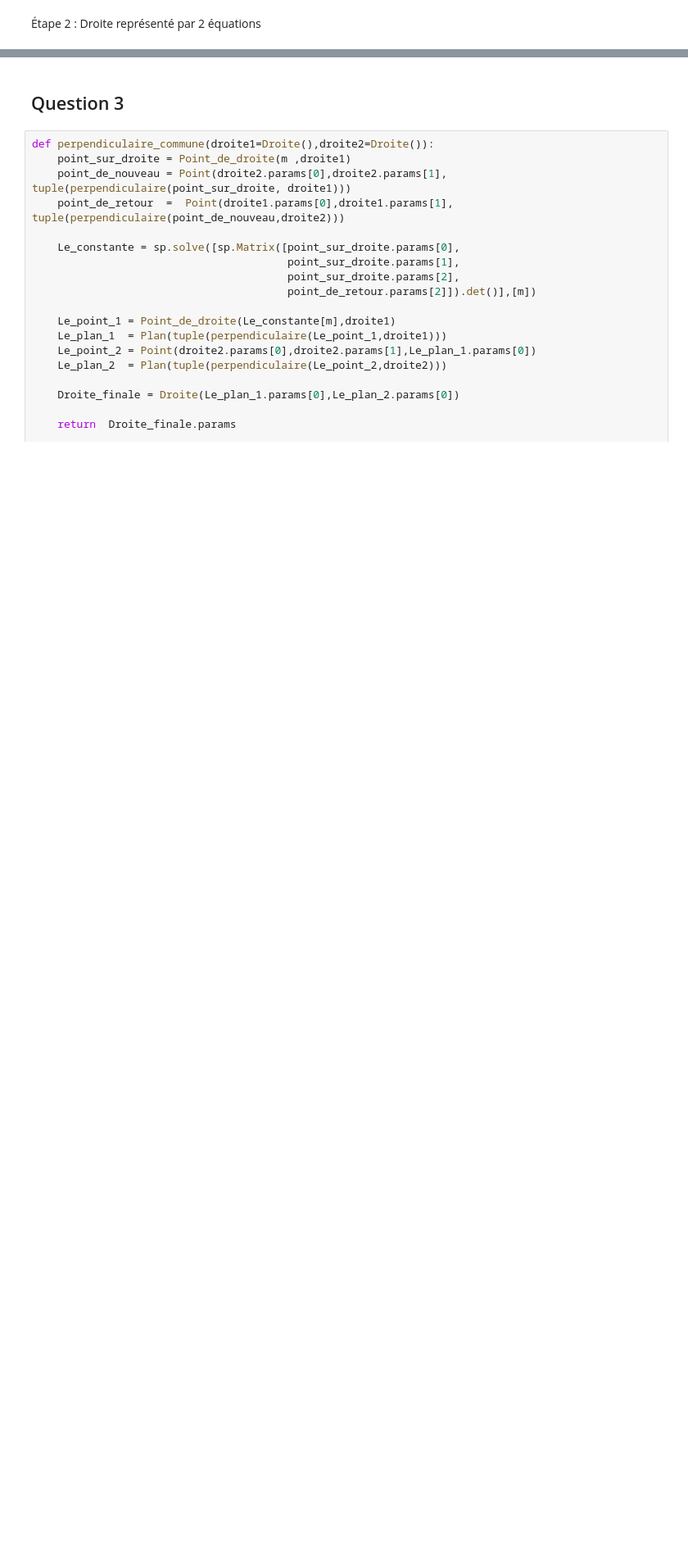
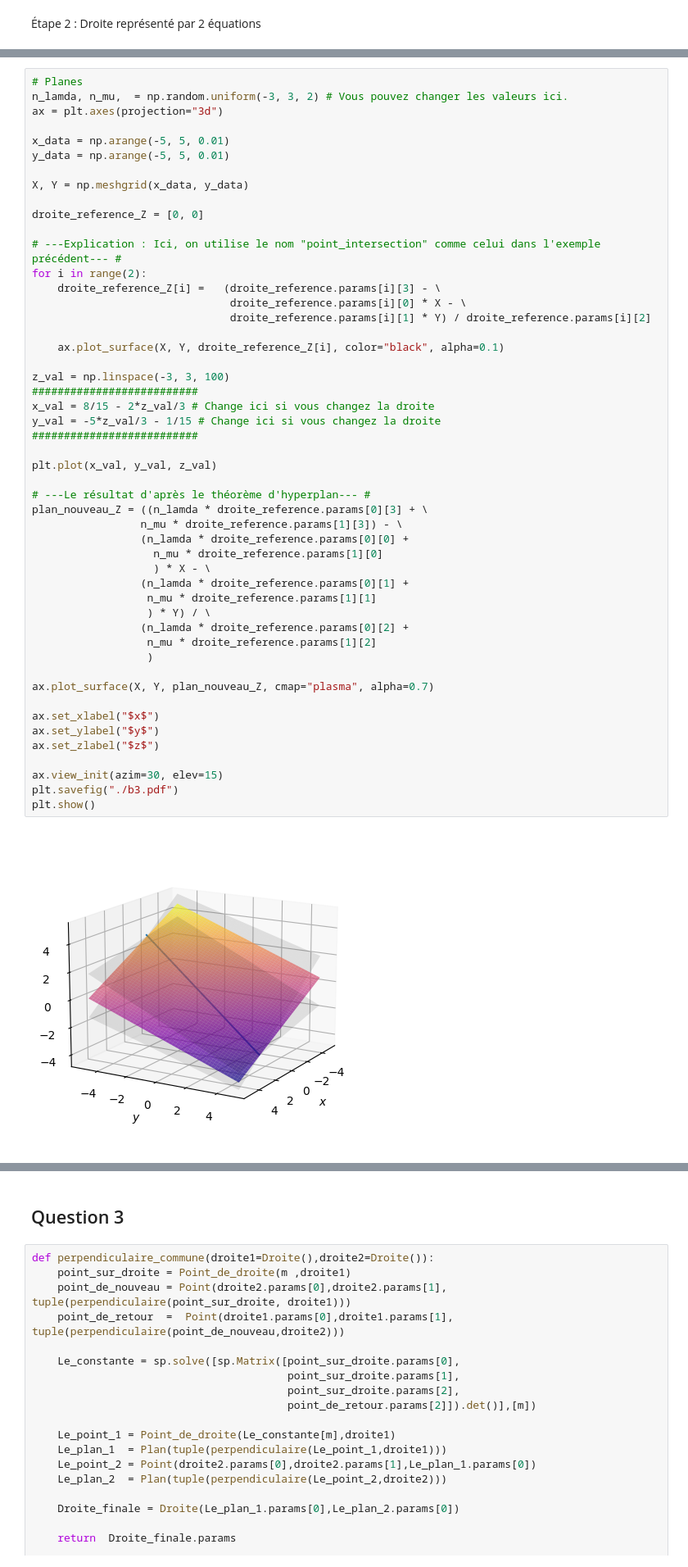
Before and after one commit to Languisher/Projects-2023, a Jupyter notebook: Projet_AL/Projet_Final.ipynb, the cells around one changed output, grey strips where cells are left out. Shown at 82% size. Saved outputs shown, nothing was run; the diff lists cells and outputs as text; blank space fills up the shorter version.

```diff
--- a/Projet_AL/Projet_Final.ipynb
+++ b/Projet_AL/Projet_Final.ipynb
@@ -473,0 +487,52 @@ plt.show()
+# %%
+# Planes
+n_lamda, n_mu,  = np.random.uniform(-3, 3, 2) # Vous pouvez changer les valeurs ici.
+ax = plt.axes(projection="3d")
+
+x_data = np.arange(-5, 5, 0.01)
+y_data = np.arange(-5, 5, 0.01)
+
+X, Y = np.meshgrid(x_data, y_data)
+
+droite_reference_Z = [0, 0]
+
+# ---Explication : Ici, on utilise le nom "point_intersection" comme celui dans l'exemple précédent--- #
+for i in range(2):
+    droite_reference_Z[i] =   (droite_reference.params[i][3] - \
+                               droite_reference.params[i][0] * X - \
+                               droite_reference.params[i][1] * Y) / droite_reference.params[i][2]
+
+    ax.plot_surface(X, Y, droite_reference_Z[i], color="black", alpha=0.1)
+
+z_val = np.linspace(-3, 3, 100)
+##########################
+x_val = 8/15 - 2*z_val/3 # Change ici si vous changez la droite
+y_val = -5*z_val/3 - 1/15 # Change ici si vous changez la droite
+##########################
+
+plt.plot(x_val, y_val, z_val)
+
+# ---Le résultat d'après le théorème d'hyperplan--- #
+plan_nouveau_Z = ((n_lamda * droite_reference.params[0][3] + \
+                 n_mu * droite_reference.params[1][3]) - \
+                 (n_lamda * droite_reference.params[0][0] +
+                   n_mu * droite_reference.params[1][0]
+                   ) * X - \
+                 (n_lamda * droite_reference.params[0][1] +
+                  n_mu * droite_reference.params[1][1]
+                  ) * Y) / \
+                 (n_lamda * droite_reference.params[0][2] +
+                  n_mu * droite_reference.params[1][2]
+                  )
+
+ax.plot_surface(X, Y, plan_nouveau_Z, cmap="plasma", alpha=0.7)
+
+ax.set_xlabel("$x$")
+ax.set_ylabel("$y$")
+ax.set_zlabel("$z$")
+
+ax.view_init(azim=30, elev=15)
+plt.savefig("./b3.pdf")
+plt.show()
+# %% [output]
+[figure, added]
```
Also changed, not shown: parts of 7 cells of this notebook, 4 other files.
